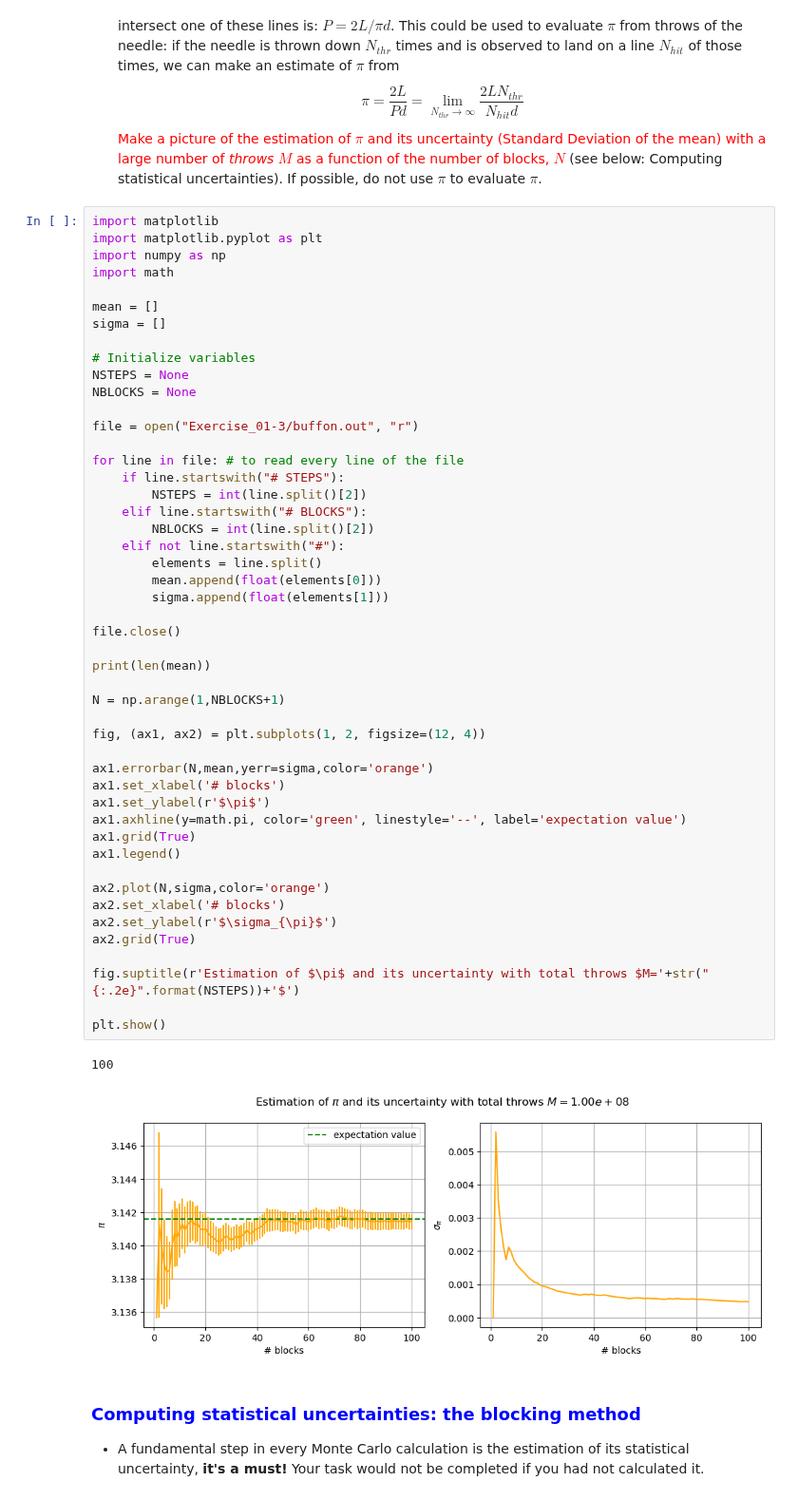
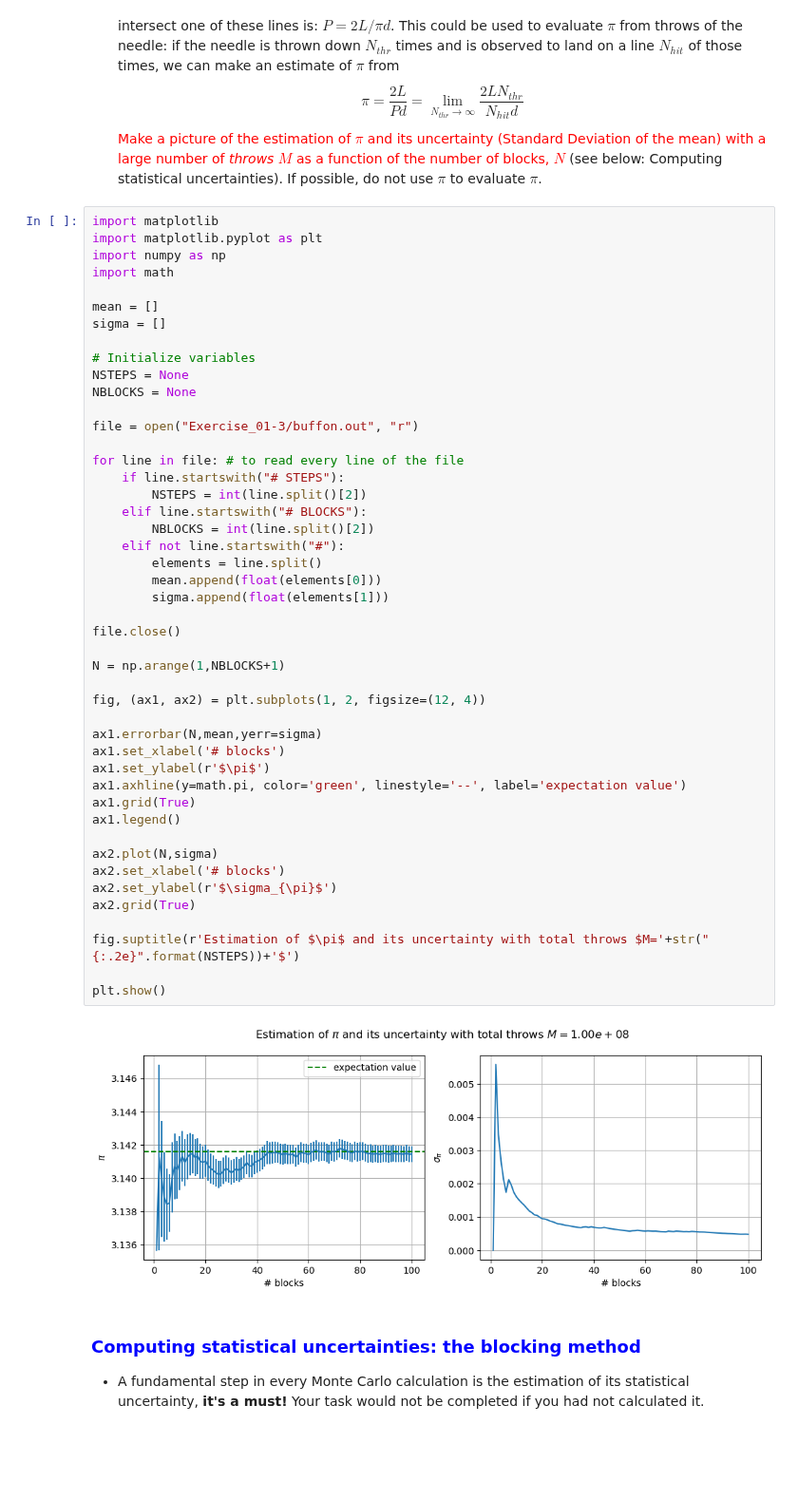
Before and after one commit to edoiannu/LSN_Exercises_Iannucci, a Jupyter notebook: Exercises_01/LSN_Exercises_01.ipynb, the cells around one changed output. Shown at 95% size. Drawn from its saved outputs; the diff is of its cells as text; blank space fills up the shorter version.

```diff
--- a/Exercises_01/LSN_Exercises_01.ipynb
+++ b/Exercises_01/LSN_Exercises_01.ipynb
@@ -374,39 +374,36 @@ file = open("Exercise_01-3/buffon.out", "r")
 for line in file: # to read every line of the file
     if line.startswith("# STEPS"):
         NSTEPS = int(line.split()[2])
     elif line.startswith("# BLOCKS"):
         NBLOCKS = int(line.split()[2])
     elif not line.startswith("#"):
         elements = line.split()
         mean.append(float(elements[0]))
         sigma.append(float(elements[1]))
 
 file.close()
 
-print(len(mean))
-
 N = np.arange(1,NBLOCKS+1)
 
 fig, (ax1, ax2) = plt.subplots(1, 2, figsize=(12, 4))
 
-ax1.errorbar(N,mean,yerr=sigma,color='orange')
+ax1.errorbar(N,mean,yerr=sigma)
 ax1.set_xlabel('# blocks')
 ax1.set_ylabel(r'$\pi$')
 ax1.axhline(y=math.pi, color='green', linestyle='--', label='expectation value')
 ax1.grid(True)
 ax1.legend()
 
-ax2.plot(N,sigma,color='orange')
+ax2.plot(N,sigma)
 ax2.set_xlabel('# blocks')
 ax2.set_ylabel(r'$\sigma_{\pi}$')
 ax2.grid(True)
 
 fig.suptitle(r'Estimation of $\pi$ and its uncertainty with total throws $M='+str("{:.2e}".format(NSTEPS))+'$')
 
 plt.show()
 # %% [output]
-100
-[figure, old version]
+[figure, new version]
 # %% [markdown]
 ### <span style="color:blue">Computing statistical uncertainties: the blocking method</span>
 - A fundamental step in every Monte Carlo calculation is the estimation of its statistical uncertainty, **it's a must!** Your task would not be completed if you had not calculated it.
```
Also changed, not shown: 1 other file.
